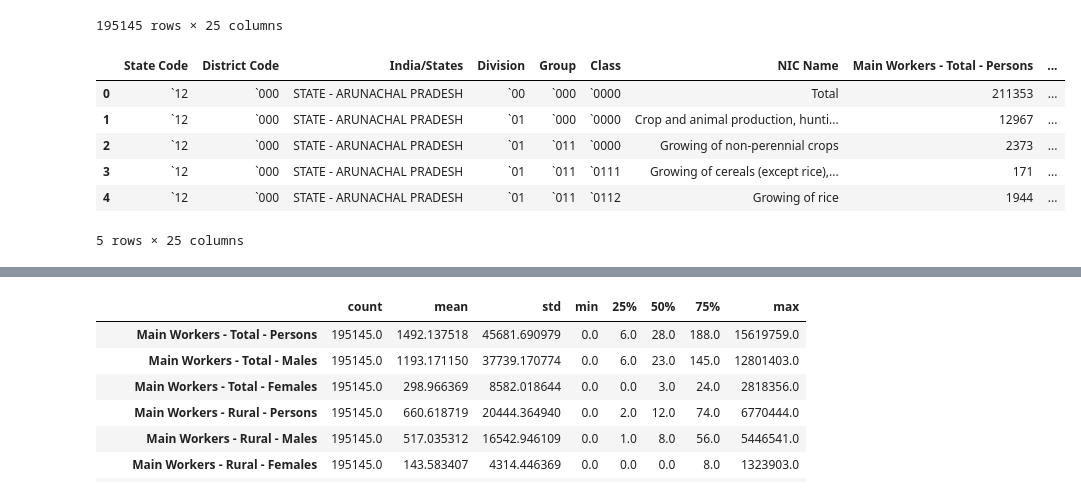
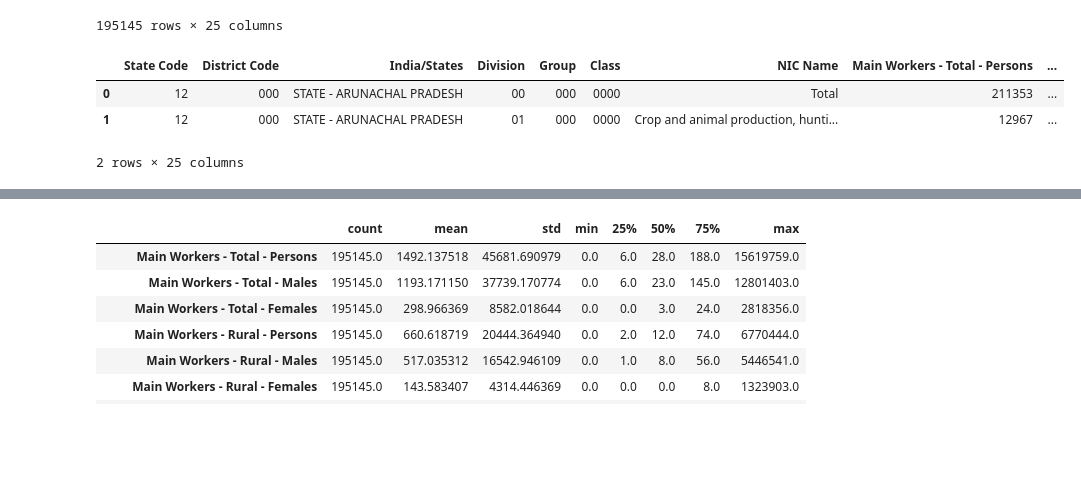
Before and after one commit to Thejasrajsathyamoorthy/Industrial-Human-Resources, a Jupyter notebook: HR_1.ipynb, the cells around one changed output, grey strips where cells are left out. Saved outputs shown, nothing was run; the diff lists cells and outputs as text; code cells hidden in the pictures; blank space fills up the shorter version.

```diff
--- a/HR_1.ipynb
+++ b/HR_1.ipynb
@@ -26,16 +26,21 @@ df
 | 195143 | `19 | `345 | District - Purba Medinipur | `99 | `992 | `0000 | Incomplete description/ Wrongly C... | 8324 | ... |
 | 195144 | `19 | `345 | District - Purba Medinipur | `99 | `992 | `9920 | Incomplete description/ Wrongly C... | 8324 | ... |
 195145 rows × 25 columns
+# %%
+# Remove backticks from specific columns
+
+df['State Code'] = df['State Code'].str.replace('`', '')
+df['District Code'] = df['District Code'].str.replace('`', '')
+df['Division'] = df['Division'].str.replace('`', '')
+df['Group'] = df['Group'].str.replace('`', '')
+df['Class'] = df['Class'].str.replace('`', '')
 # %%
-df.head(5)
+df.head(2)
 # %% [output]
 |  | State Code | District Code | India/States | Division | Group | Class | NIC Name | Main Workers - Total - Persons | ... |
-| 0 | `12 | `000 | STATE - ARUNACHAL PRADESH | `00 | `000 | `0000 | Total | 211353 | ... |
-| 1 | `12 | `000 | STATE - ARUNACHAL PRADESH | `01 | `000 | `0000 | Crop and animal production, hunti... | 12967 | ... |
-| 2 | `12 | `000 | STATE - ARUNACHAL PRADESH | `01 | `011 | `0000 | Growing of non-perennial crops | 2373 | ... |
-| 3 | `12 | `000 | STATE - ARUNACHAL PRADESH | `01 | `011 | `0111 | Growing of cereals (except rice),... | 171 | ... |
-| 4 | `12 | `000 | STATE - ARUNACHAL PRADESH | `01 | `011 | `0112 | Growing of rice | 1944 | ... |
+| 0 | 12 | 000 | STATE - ARUNACHAL PRADESH | 00 | 000 | 0000 | Total | 211353 | ... |
+| 1 | 12 | 000 | STATE - ARUNACHAL PRADESH | 01 | 000 | 0000 | Crop and animal production, hunti... | 12967 | ... |
-5 rows × 25 columns
+2 rows × 25 columns
 # %%
 df.info()
 # %% [output]
```
Also changed, not shown: parts of 3 cells of this notebook.
